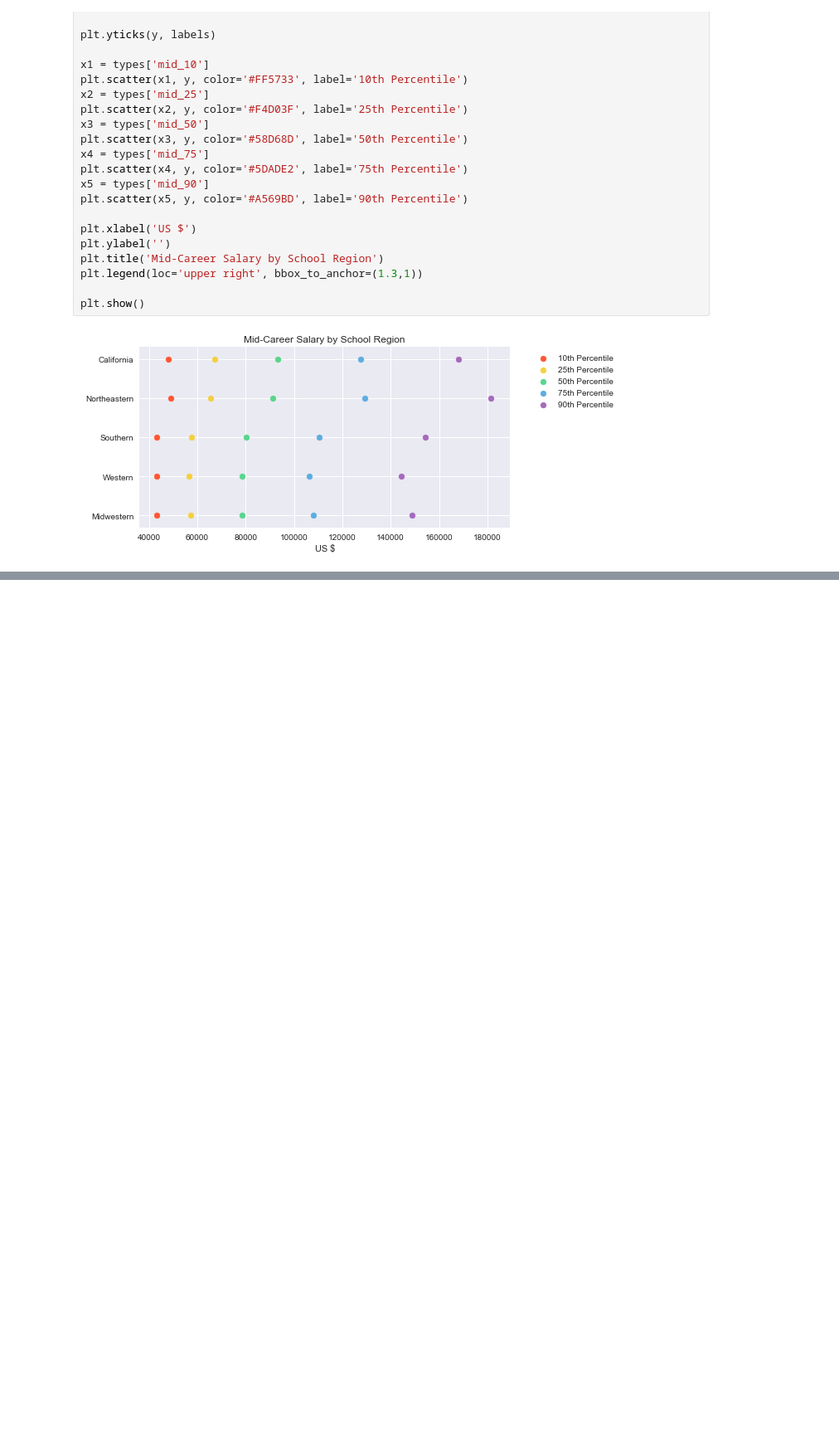
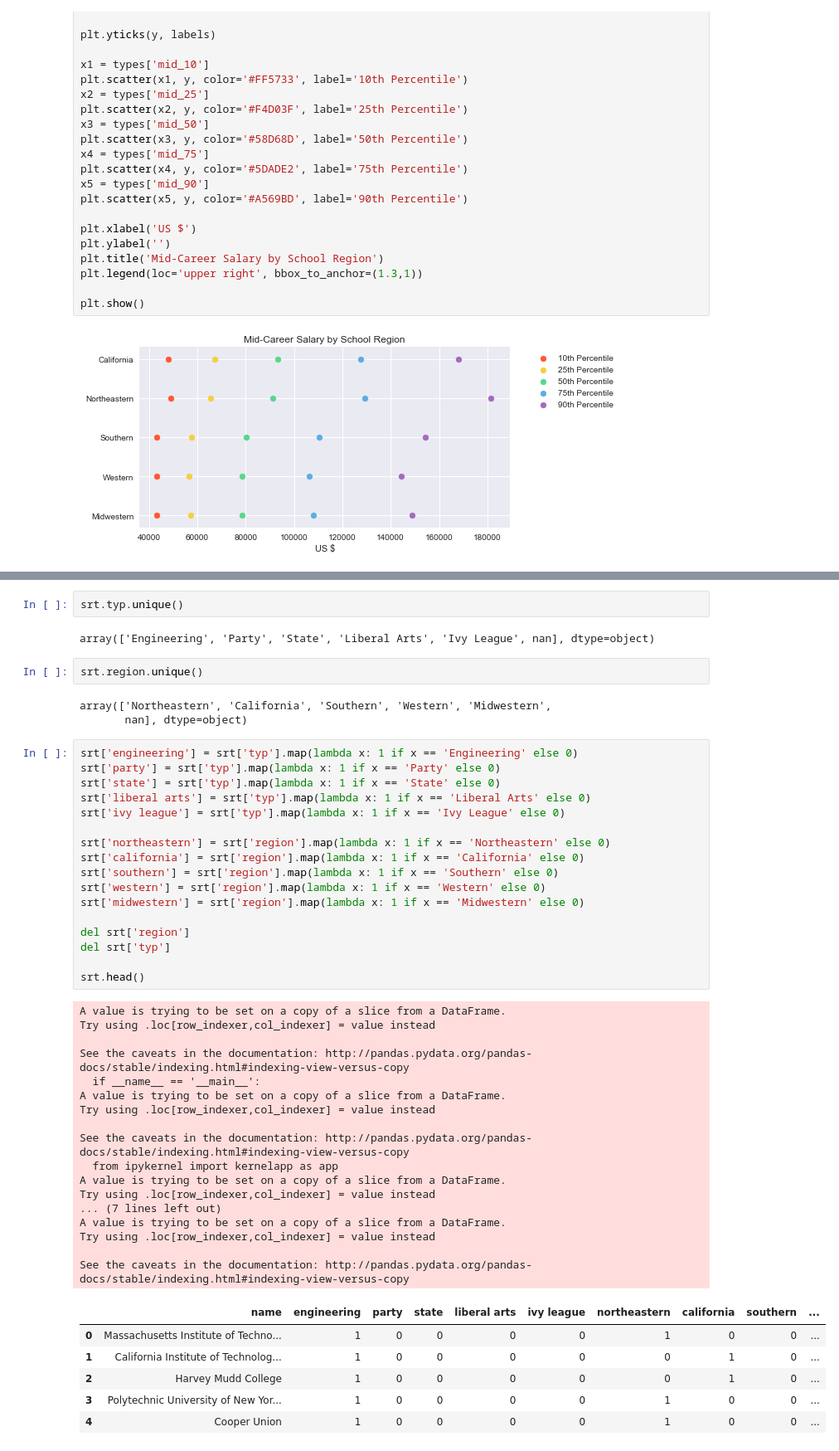
Before and after one commit to yang-official/experiments, a Jupyter notebook: college/college.ipynb, the cells around one changed output, grey strips where cells are left out. Shown at 83% size. Drawn from its saved outputs; the diff is of its cells as text; blank space fills up the shorter version.

```diff
--- a/college/college.ipynb
+++ b/college/college.ipynb
@@ -551,0 +562,50 @@ plt.show()
+# %%
+srt.typ.unique()
+# %% [output]
+array(['Engineering', 'Party', 'State', 'Liberal Arts', 'Ivy League', nan], dtype=object)
+# %%
+srt.region.unique()
+# %% [output]
+array(['Northeastern', 'California', 'Southern', 'Western', 'Midwestern',
+       nan], dtype=object)
+# %%
+srt['engineering'] = srt['typ'].map(lambda x: 1 if x == 'Engineering' else 0)
+srt['party'] = srt['typ'].map(lambda x: 1 if x == 'Party' else 0)
+srt['state'] = srt['typ'].map(lambda x: 1 if x == 'State' else 0)
+srt['liberal arts'] = srt['typ'].map(lambda x: 1 if x == 'Liberal Arts' else 0)
+srt['ivy league'] = srt['typ'].map(lambda x: 1 if x == 'Ivy League' else 0)
+
+srt['northeastern'] = srt['region'].map(lambda x: 1 if x == 'Northeastern' else 0)
+srt['california'] = srt['region'].map(lambda x: 1 if x == 'California' else 0)
+srt['southern'] = srt['region'].map(lambda x: 1 if x == 'Southern' else 0)
+srt['western'] = srt['region'].map(lambda x: 1 if x == 'Western' else 0)
+srt['midwestern'] = srt['region'].map(lambda x: 1 if x == 'Midwestern' else 0)
+
+del srt['region']
+del srt['typ']
+
+srt.head()
+# %% [output]
+A value is trying to be set on a copy of a slice from a DataFrame.
+Try using .loc[row_indexer,col_indexer] = value instead
+
+See the caveats in the documentation: http://pandas.pydata.org/pandas-docs/stable/indexing.html#indexing-view-versus-copy
+  if __name__ == '__main__':
+A value is trying to be set on a copy of a slice from a DataFrame.
+Try using .loc[row_indexer,col_indexer] = value instead
+
+See the caveats in the documentation: http://pandas.pydata.org/pandas-docs/stable/indexing.html#indexing-view-versus-copy
+  from ipykernel import kernelapp as app
+A value is trying to be set on a copy of a slice from a DataFrame.
+Try using .loc[row_indexer,col_indexer] = value instead
+... (7 lines left out)
+A value is trying to be set on a copy of a slice from a DataFrame.
+Try using .loc[row_indexer,col_indexer] = value instead
+
+See the caveats in the documentation: http://pandas.pydata.org/pandas-docs/stable/indexing.html#indexing-view-versus-copy
+|  | name | engineering | party | state | liberal arts | ivy league | northeastern | california | southern | ... |
+| 0 | Massachusetts Institute of Techno... | 1 | 0 | 0 | 0 | 0 | 1 | 0 | 0 | ... |
+| 1 | California Institute of Technolog... | 1 | 0 | 0 | 0 | 0 | 0 | 1 | 0 | ... |
+| 2 | Harvey Mudd College | 1 | 0 | 0 | 0 | 0 | 0 | 1 | 0 | ... |
+| 3 | Polytechnic University of New Yor... | 1 | 0 | 0 | 0 | 0 | 1 | 0 | 0 | ... |
+| 4 | Cooper Union | 1 | 0 | 0 | 0 | 0 | 1 | 0 | 0 | ... |
```
Also changed, not shown: parts of 3 cells of this notebook.
